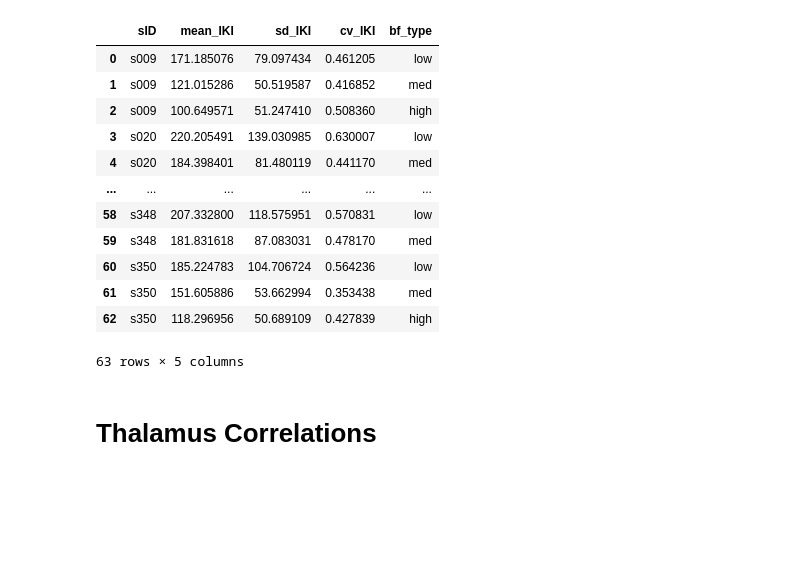
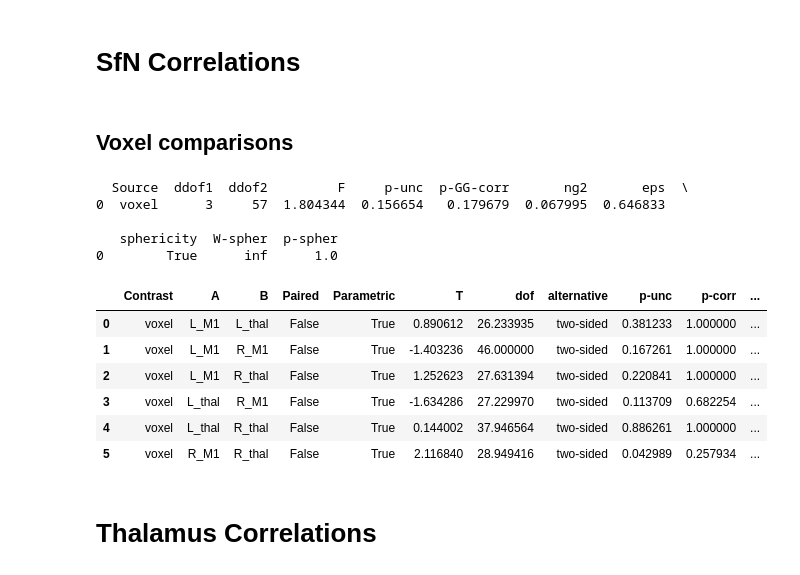
Before and after one commit to rruopp/typingexp, a Jupyter notebook: typing_task_analysis/MRS_analysis.ipynb, the cells around one changed output. Cells and saved outputs as stored; diff of their text form; code cells hidden in the pictures; blank space fills up the shorter version.

```diff
--- a/typing_task_analysis/MRS_analysis.ipynb
+++ b/typing_task_analysis/MRS_analysis.ipynb
@@ -91,19 +91,7 @@ def task_vs_mrs_plot(df, bf_or_wf, freq_type, metric, voxel):
                                sIDs)
     mrs_data = GABA_quant[GABA_quant['voxel'] == voxel]['Mean_GABA_Cr'].dropna()
     return task_data, mrs_data
-# %%
-dfs['iki_metrics_bybf']
-# %% [output]
-|  | sID | mean_IKI | sd_IKI | cv_IKI | bf_type |
-| 0 | s009 | 171.185076 | 79.097434 | 0.461205 | low |
-| 1 | s009 | 121.015286 | 50.519587 | 0.416852 | med |
-| 2 | s009 | 100.649571 | 51.247410 | 0.508360 | high |
-| 3 | s020 | 220.205491 | 139.030985 | 0.630007 | low |
-| 4 | s020 | 184.398401 | 81.480119 | 0.441170 | med |
-| ... | ... | ... | ... | ... | ... |
-| 58 | s348 | 207.332800 | 118.575951 | 0.570831 | low |
-| 59 | s348 | 181.831618 | 87.083031 | 0.478170 | med |
-| 60 | s350 | 185.224783 | 104.706724 | 0.564236 | low |
-| 61 | s350 | 151.605886 | 53.662994 | 0.353438 | med |
-| 62 | s350 | 118.296956 | 50.689109 | 0.427839 | high |
-63 rows × 5 columns
+# %% [markdown]
+# SfN Correlations
+# %% [markdown]
+## Voxel comparisons
@@ -110,3 +112,20 @@ dfs['iki_metrics_bybf']
+# %%
+no_occ = GABA_quant[GABA_quant['voxel'] != 'occ']
+print(pg.rm_anova(no_occ, dv='Mean_GABA_Cr', within='voxel', subject='sID', correction=True))
+pg.pairwise_tests(no_occ, 'Mean_GABA_Cr', 'voxel', effsize='cohen', padjust='bonf')
+# %% [output]
+  Source  ddof1  ddof2         F     p-unc  p-GG-corr       ng2       eps  \
+0  voxel      3     57  1.804344  0.156654   0.179679  0.067995  0.646833
+
+   sphericity  W-spher  p-spher
+0        True      inf      1.0
+|  | Contrast | A | B | Paired | Parametric | T | dof | alternative | p-unc | p-corr | ... |
+| 0 | voxel | L_M1 | L_thal | False | True | 0.890612 | 26.233935 | two-sided | 0.381233 | 1.000000 | ... |
+| 1 | voxel | L_M1 | R_M1 | False | True | -1.403236 | 46.000000 | two-sided | 0.167261 | 1.000000 | ... |
+| 2 | voxel | L_M1 | R_thal | False | True | 1.252623 | 27.631394 | two-sided | 0.220841 | 1.000000 | ... |
+| 3 | voxel | L_thal | R_M1 | False | True | -1.634286 | 27.229970 | two-sided | 0.113709 | 0.682254 | ... |
+| 4 | voxel | L_thal | R_thal | False | True | 0.144002 | 37.946564 | two-sided | 0.886261 | 1.000000 | ... |
+| 5 | voxel | R_M1 | R_thal | False | True | 2.116840 | 28.949416 | two-sided | 0.042989 | 0.257934 | ... |
 # %% [markdown]
 # Thalamus Correlations
 # %%
```
Also changed, not shown: parts of 8 cells of this notebook, 6 other files.
